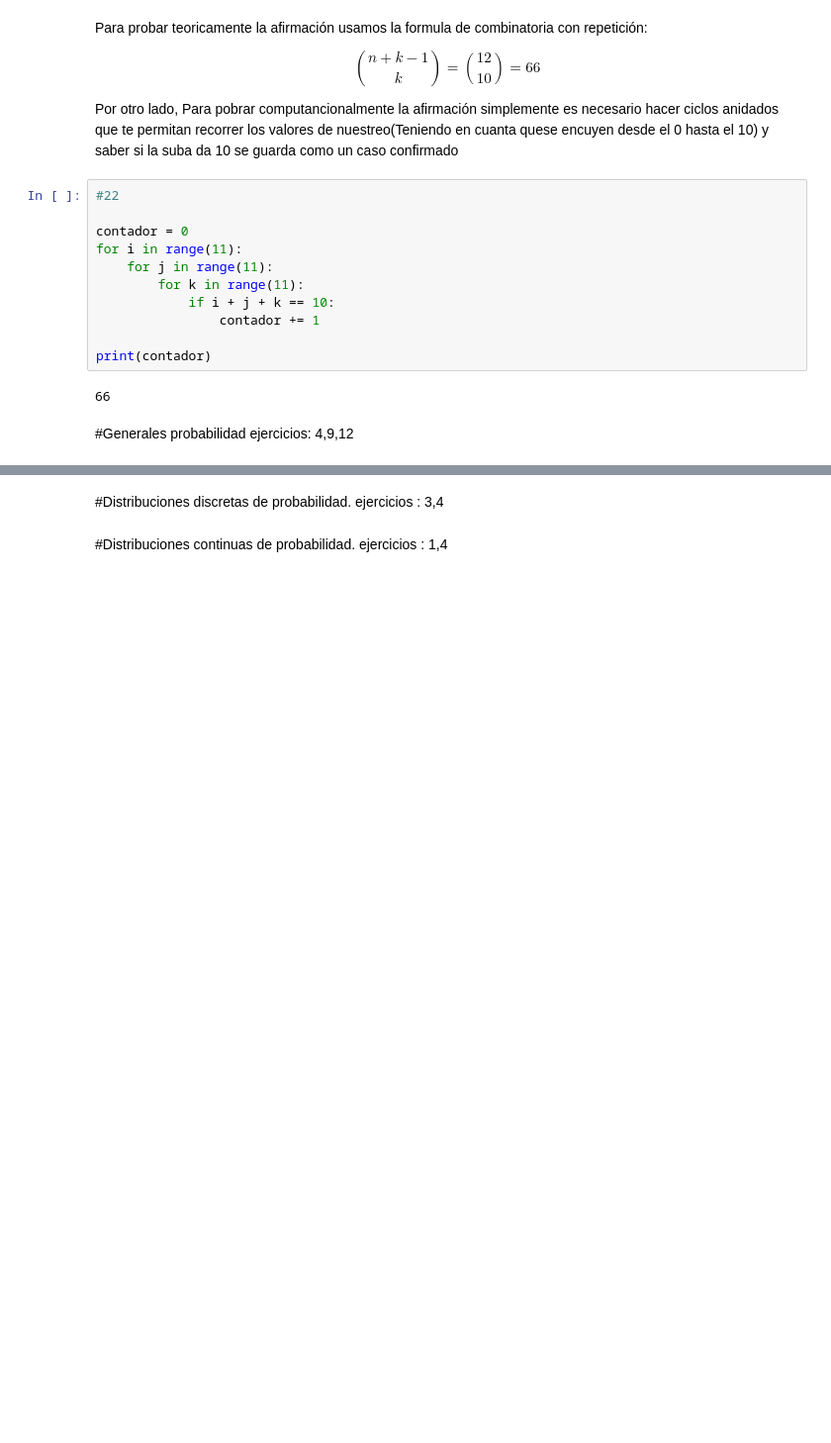
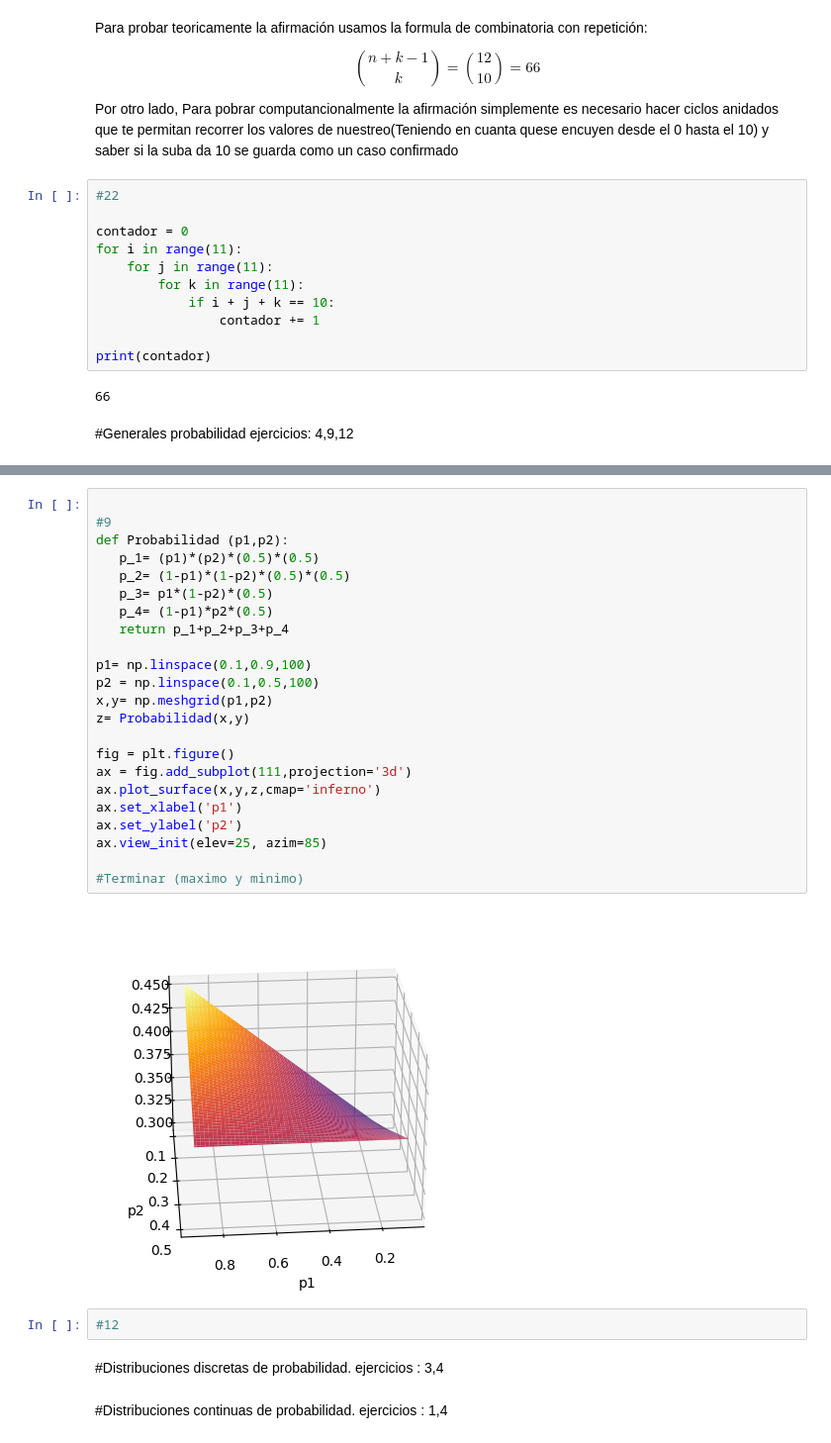
Before and after one commit to Sebaspm05/Metodos1_JuanSebastianPabon-KarenPolo, a Jupyter notebook: Taller 4/Metodos_Taller4.ipynb, the cells around one changed output, grey strips where cells are left out. Shown: that part at 99% size. Cells and saved outputs as stored; diff of their text form; blank space fills up the shorter version.

```diff
--- a/Taller 4/Metodos_Taller4.ipynb
+++ b/Taller 4/Metodos_Taller4.ipynb
@@ -34,3 +65,30 @@ ejercicios: 4,9,12
+# %%
+
+#9
+def Probabilidad (p1,p2):
+   p_1= (p1)*(p2)*(0.5)*(0.5)
+   p_2= (1-p1)*(1-p2)*(0.5)*(0.5)
+   p_3= p1*(1-p2)*(0.5)
+   p_4= (1-p1)*p2*(0.5)
+   return p_1+p_2+p_3+p_4
+
+p1= np.linspace(0.1,0.9,100)
+p2 = np.linspace(0.1,0.5,100)
+x,y= np.meshgrid(p1,p2)
+z= Probabilidad(x,y)
+
+fig = plt.figure()
+ax = fig.add_subplot(111,projection='3d')
+ax.plot_surface(x,y,z,cmap='inferno')
+ax.set_xlabel('p1')
+ax.set_ylabel('p2')
+ax.view_init(elev=25, azim=85)
+
+#Terminar (maximo y minimo)
+# %% [output]
+[figure, added]
+# %%
+#12
 # %% [markdown]
 #Distribuciones discretas de probabilidad.
 ejercicios : 3,4
```
Also changed, not shown: parts of 15 cells of this notebook.
